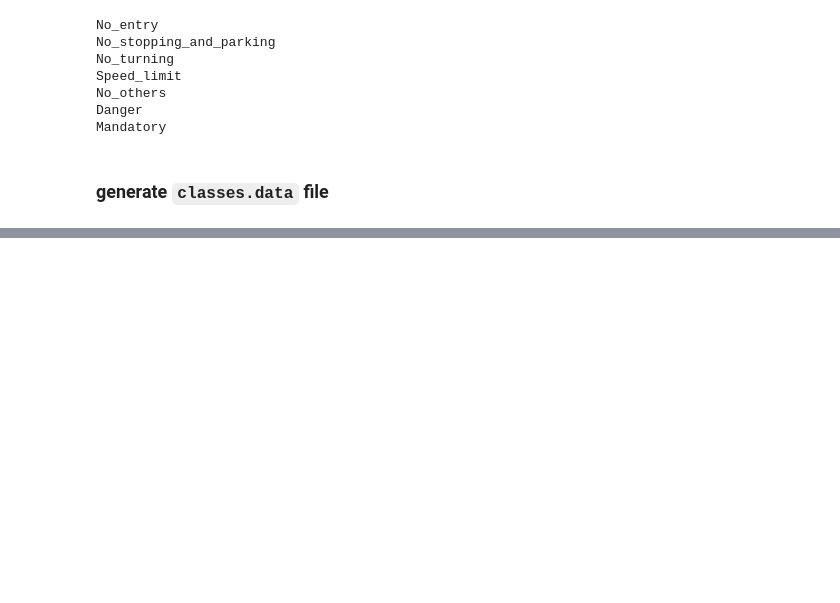
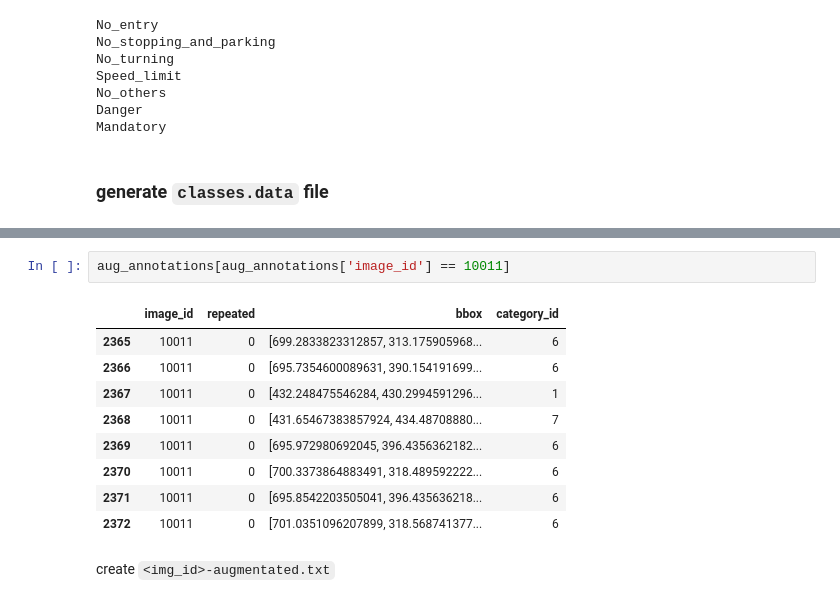
Before and after one commit to goriummaximum/diveintocode-ml, a Jupyter notebook: grad-ass/prepare_data.ipynb, the cells around one changed output, grey strips where cells are left out. Cells and saved outputs as stored; diff of their text form; blank space fills up the shorter version.

````diff
--- a/grad-ass/prepare_data.ipynb
+++ b/grad-ass/prepare_data.ipynb
@@ -226,0 +377,14 @@ backup = data/backup
+# %%
+aug_annotations[aug_annotations['image_id'] == 10011]
+# %% [output]
+|  | image_id | repeated | bbox | category_id |
+| 2365 | 10011 | 0 | [699.2833823312857, 313.175905968... | 6 |
+| 2366 | 10011 | 0 | [695.7354600089631, 390.154191699... | 6 |
+| 2367 | 10011 | 0 | [432.248475546284, 430.2994591296... | 1 |
+| 2368 | 10011 | 0 | [431.65467383857924, 434.48708880... | 7 |
+| 2369 | 10011 | 0 | [695.972980692045, 396.4356362182... | 6 |
+| 2370 | 10011 | 0 | [700.3373864883491, 318.489592222... | 6 |
+| 2371 | 10011 | 0 | [695.8542203505041, 396.435636218... | 6 |
+| 2372 | 10011 | 0 | [701.0351096207899, 318.568741377... | 6 |
+# %% [markdown]
+create ```<img_id>-augmentated.txt```
````
Also changed, not shown: parts of 45 cells of this notebook, 14 other files.
